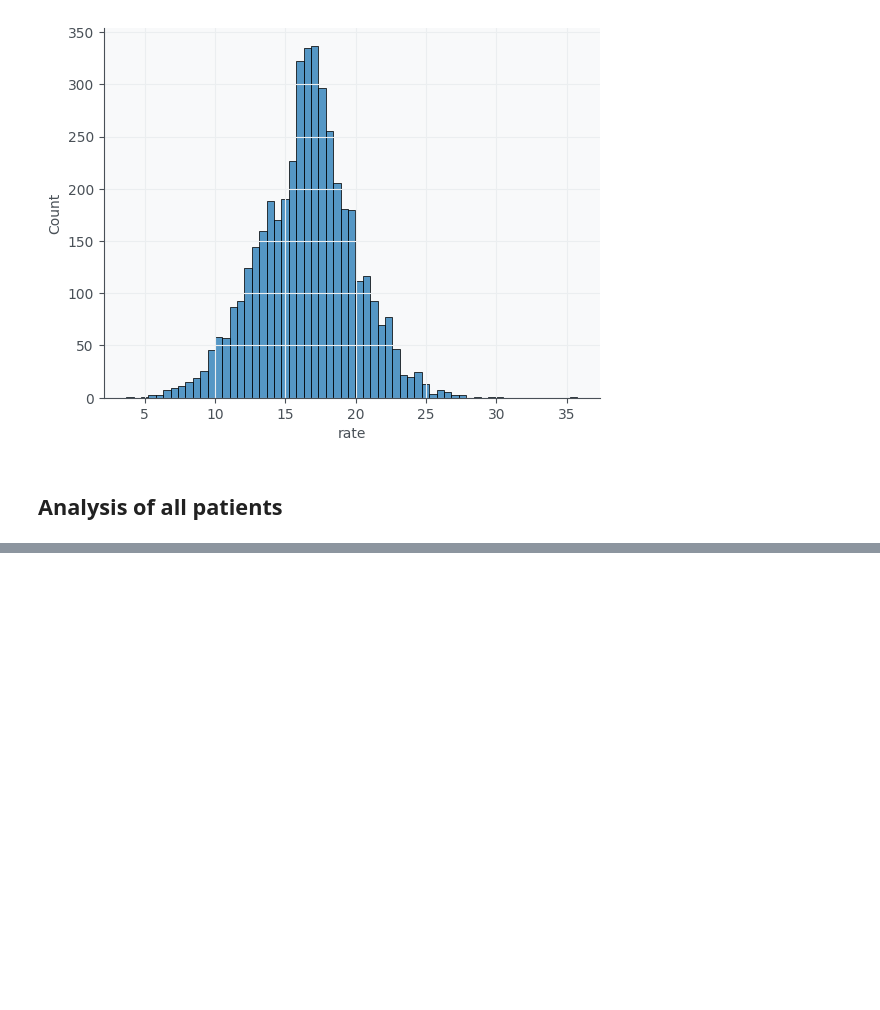
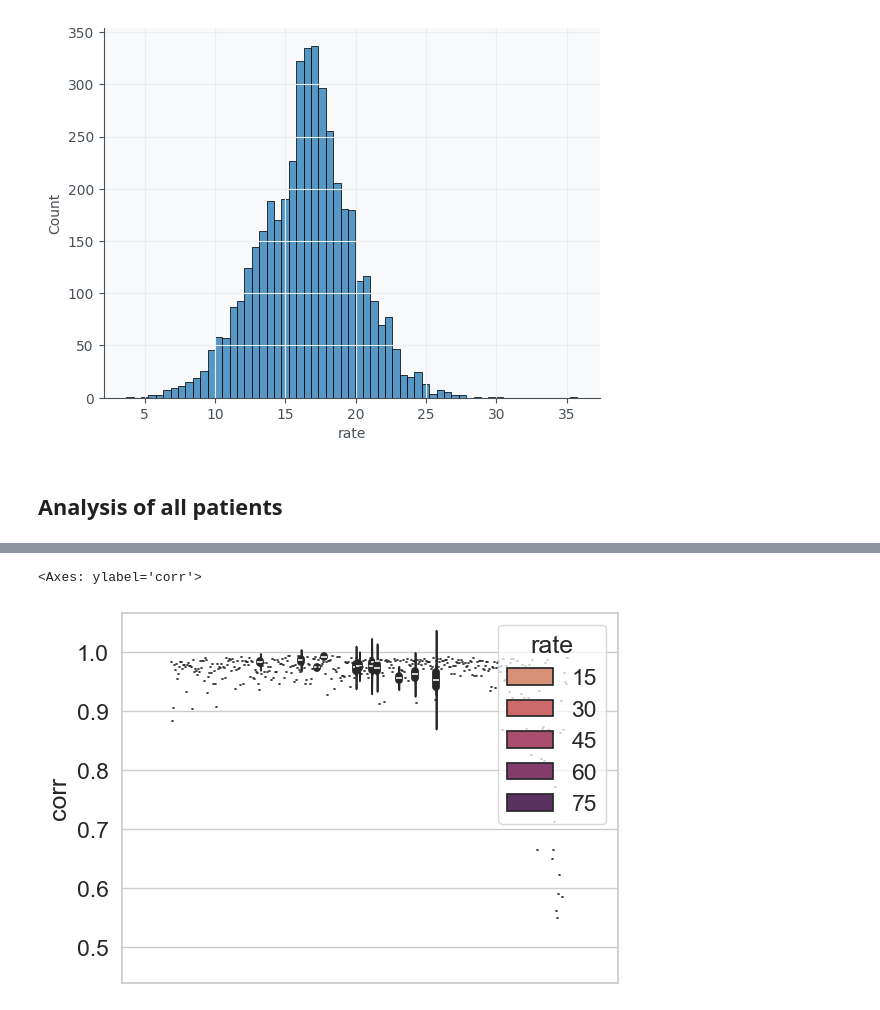
Before and after one commit to MarianaAbreu/preepiseizures, a Jupyter notebook: sudep_analysis/ae_io_correlation_analysis.ipynb, the cells around one changed output, grey strips where cells are left out. Saved outputs shown, nothing was run; the diff lists cells and outputs as text; code cells hidden in the pictures; blank space fills up the shorter version.

```diff
--- a/sudep_analysis/ae_io_correlation_analysis.ipynb
+++ b/sudep_analysis/ae_io_correlation_analysis.ipynb
@@ -107,0 +251,16 @@ KeyboardInterrupt:
+# %%
+corr_all_rate = pd.DataFrame()
+means = pd.DataFrame()
+patients = [file.split('_')[0] for file in os.listdir('data/autoencoders_epilepsy/') if file.endswith('corr_points_1s.parquet')]
+for patient in sorted(patients):
+    if patient in (['WVKA', 'LCGM', 'SZLU', 'KHTG', 'NJML', 'PGSE']):
+        continue
+    patient_info = Patient.patient_class(patient)
+    corr_data = pd.read_parquet(os.path.join('data/autoencoders_epilepsy', patient + '_corr_points_1s_resp_rate.parquet'))
+    corr_data['patient'] = patient
+    corr_data['resp_level'] = ((corr_data['rate'] <= 20) & (corr_data['rate'] >= 12)).astype(int)
+    means = pd.concat([means, pd.DataFrame({'patient': patient, 'Mean':corr_data['corr'].mean(),
+                                            'Mean Rate 12-20': corr_data.loc[corr_data['resp_level']==1]['corr'].mean(),
+                                            'Mean Rate <12': corr_data.loc[corr_data['rate']<12]['corr'].mean(),
+                                            'Mean Rate >20': corr_data.loc[corr_data['resp_level']==0]['corr'].mean(), }, index=[0])], ignore_index=True)
+    corr_all_rate = pd.concat([corr_all_rate, corr_data], ignore_index=True)
@@ -107,0 +287,11 @@ KeyboardInterrupt:
+# %%
+patient_seizures = pd.DataFrame()
+
+patients = [file.split('_')[0] for file in os.listdir('data/autoencoders_epilepsy/') if file.endswith('corr_points_1s.parquet')]
+
+for patient in patients:
+    patient_info = Patient.patient_class(patient)
+    patient_info.get_seizure_annotations()
+    df_patient = patient_info.seizure_table.copy()
+    df_patient['patient'] = patient
+    patient_seizures = pd.concat([patient_seizures, df_patient], ignore_index=True)
@@ -107,0 +328,11 @@ KeyboardInterrupt:
+# %%
+fbtc_seizures = patient_seizures.loc[patient_seizures['Focal / Generalisada'].isin(['FBTC'])]
+periictal_df = pd.DataFrame()
+for i in range(len(fbtc_seizures)):
+    start_time = fbtc_seizures.iloc[i]['Timestamp']
+    fbtc_seizures_i = corr_all_rate.loc[corr_all_rate['datetime'].between(start_time-pd.Timedelta(minutes=30), start_time + pd.Timedelta(minutes=30))].copy()
+    fbtc_seizures_i['date_relative'] = (fbtc_seizures_i['datetime'] - start_time).dt.total_seconds()
+    fbtc_seizures_i['Crises'] = fbtc_seizures.iloc[i]['Crises']
+    fbtc_seizures_i['Seizure Type'] = fbtc_seizures.iloc[i]['Focal / Generalisada']
+    fbtc_seizures_i['Count'] = i
+    periictal_df = pd.concat([periictal_df, fbtc_seizures_i], ignore_index=True)
@@ -107,0 +365,5 @@ KeyboardInterrupt:
+# %%
+sns.violinplot(data=periictal_df, y='corr', hue='rate', palette='flare')
+# %% [output]
+<Axes: ylabel='corr'>
+[figure, added]
```
Also changed, not shown: parts of 41 cells of this notebook.
